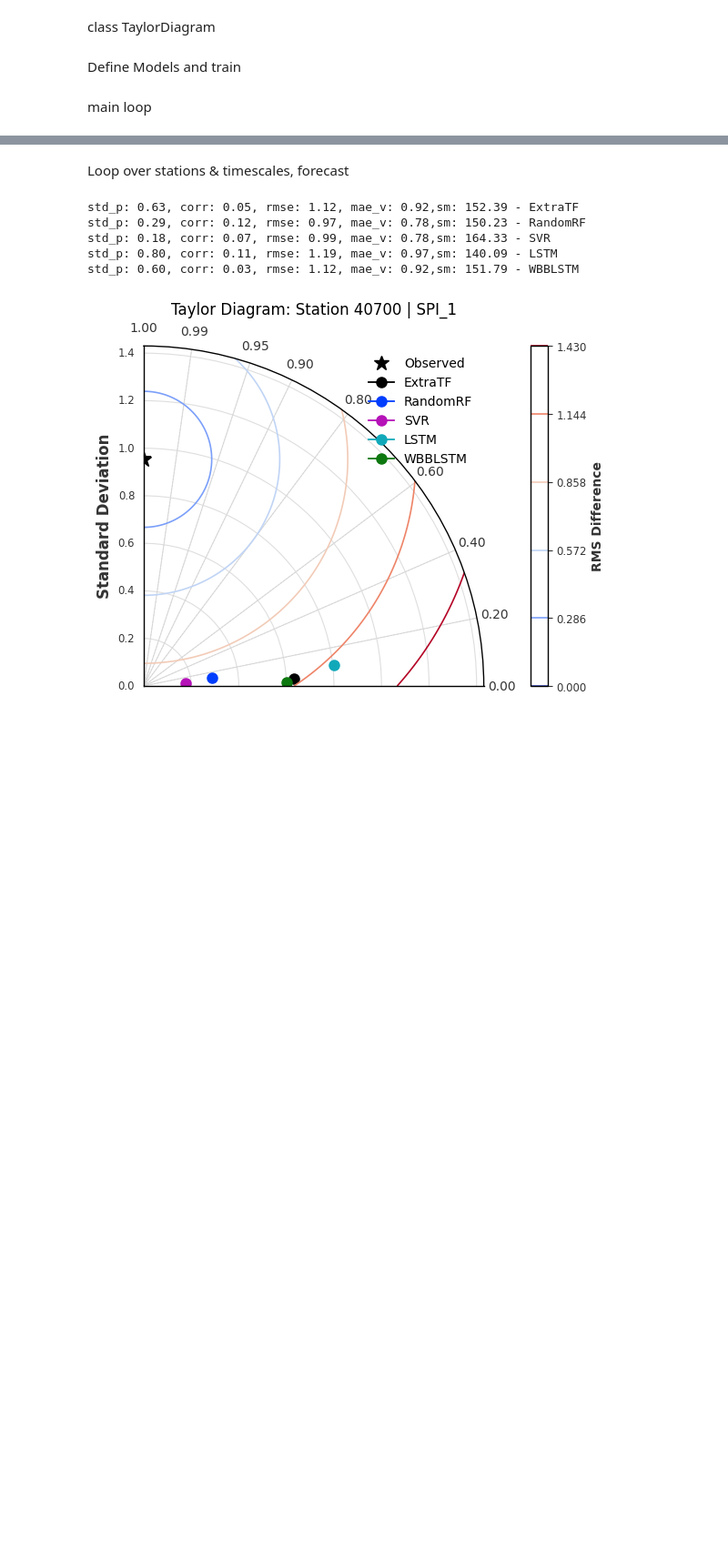
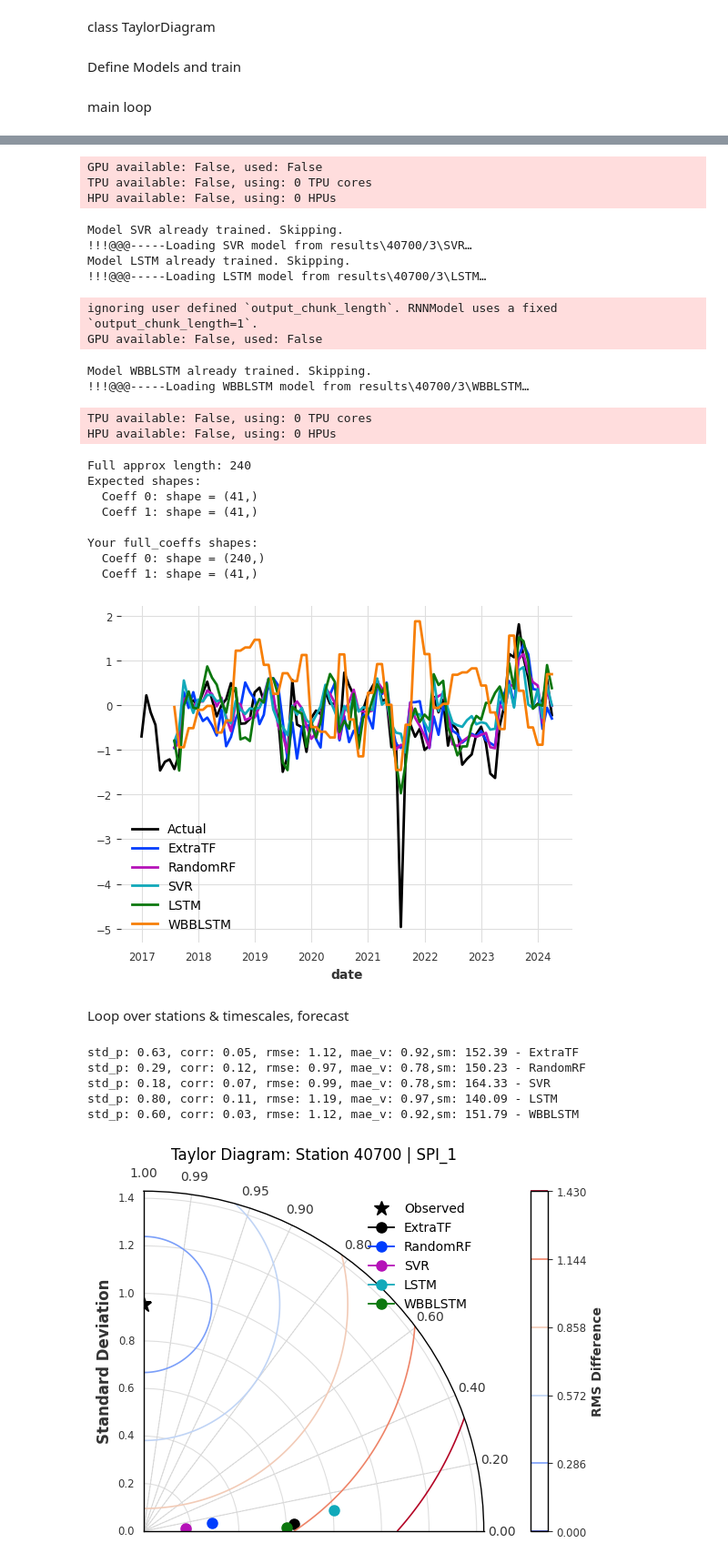
Before and after one commit to varastuian/PredictionDroughtUsingLSTM-, a Jupyter notebook: Codes/main5.ipynb, the cells around one changed output, grey strips where cells are left out. Shown at 91% size. Drawn from its saved outputs; the diff is of its cells as text; code cells hidden in the pictures; blank space fills up the shorter version.

```diff
--- a/Codes/main5.ipynb
+++ b/Codes/main5.ipynb
@@ -266,9 +264,9 @@ class WBBLSTMModel:
 
 
 
-window_size = 3
-num_epochs=300
-horizon = 12
+window_size = 12
+num_epochs=100
+horizon = 1
 
 def train_val_split_and_scale(series):
     train, val = series.split_before(0.8)
@@ -281,12 +279,14 @@ def train_val_split_and_scale(series):
 model_constructors = {
        'ExtraTF': lambda: XGBModel(
          lags=window_size,
+         lags_future_covariates=[0],
          output_chunk_length=horizon,
          random_state=SEED,
          objective='reg:squarederror'
     ),
     'RandomRF': lambda: RandomForest(
          lags=window_size,
+         lags_future_covariates=[0],
          output_chunk_length=horizon,
          n_estimators=200,
          criterion="absolute_error",
@@ -294,11 +294,13 @@ model_constructors = {
     ),
     'SVR': lambda: RegressionModel(
          model=SVR(kernel='rbf'),
+         lags_future_covariates=[0],
          lags=window_size,
          output_chunk_length=horizon
     ),
     'LSTM': lambda: RNNModel(
          model='LSTM',
+        #  lags_future_covariates=[0],
          input_chunk_length=window_size,
          output_chunk_length=horizon,
          hidden_dim=25,
@@ -331,27 +333,33 @@ results = {}
 base_dir = "results"
 os.makedirs(base_dir, exist_ok=True)
 
-df = load_data('codes/finaldata.csv')
+df = load_data('./finaldata.csv')
 stations = df['station'].unique()
 
 for st in [40700]:
 # for st in stations:
     df_st = df[df['station'] == st].copy()
     for ts in [3]:
+        results[st] = {}
     # for ts in [1,3,6,9,12,24]:
         data = make_features(df_st, ts)
         print(f"\n=== Station {st} | {ts} ===")
-        sub_df = group[['ds', col]].dropna()
+        target_series = TimeSeries.from_series(data["spi_deseason"])
+        covariates = TimeSeries.from_dataframe(
+            data[["rainfall"] + [f"spi_lag_{i}" for i in range(1, 13)]]
+        )
 
-        series = TimeSeries.from_dataframe(sub_df, time_col='ds', value_cols=col)
+        # sub_df = group[['ds', col]].dropna()
+        # series = TimeSeries.from_dataframe(sub_df, time_col='ds', value_cols=col)
 
 
         # train_s, val_s, scaler = train_val_split_and_scale(series)
-        train, val = series.split_before(0.8)
+        train, val = target_series.split_before(0.8)
+        target_series.slice(pd.Timestamp("2017-01-01"),pd.Timestamp("2024-04-01")).plot(label="Actual")
 
 
 
-        model_folder = os.path.join(base_dir, f"{station_id}/{col}")
+        model_folder = os.path.join(base_dir, f"{st}/{ts}")
         os.makedirs(model_folder, exist_ok=True)
 
 
@@ -374,29 +382,35 @@ for st in [40700]:
             else:
                 print(f"!!!@@@------Training {name}…", end='')
                 model = mk()
+                if name == 'WBBLSTM':
+                    model.fit(series=train)
+                else:
+                    model.fit(series=train, future_covariates=covariates)
 
-                model.fit(series=train_s)
                 model.save(model_path)
 
                 print(" saved.")
-            fc_scaled = model.predict(len(val_s), series=train_s)
-            # forecast  = scaler.inverse_transform(fc_scaled)
-            # o = val_s.values().flatten()
-            # val_unscaled = scaler.inverse_transform(val_s)
-            o = val_s.values().flatten()
-            p = fc_scaled.values().flatten()
+            if name == 'WBBLSTM':
+                forecast = model.predict(len(val), series=train)
+            else:
+                forecast = model.predict(len(val), series=train, future_covariates=covariates)
+            # forecast  = model.predict(len(val), series=train, future_covariates=covariates)
+            forecast.plot(label=name)
+
+            o = val.values().flatten()
+            p = forecast.values().flatten()
 
             corr = pearsonr(o, p)[0]
             if corr < 0:
                 print('negative corr')
-                p = -p
-                corr = -corr
+
 
             rm   = np.sqrt(mean_squared_error(o, p))
             mae_v= mean_absolute_error(o, p)
             sm   = np.mean(2 * np.abs(o-p) / (np.abs(o)+np.abs(p))) * 100
 
             model_stats[name] = (np.std(o), np.std(p), corr, rm, mae_v, sm)
-            forecasts[name] = fc_scaled
+            forecasts[name] = forecast
 
-        results[station_id][col] = model_stats
+        results[st][f"spi_{ts}"] = model_stats
+# %% [output]
@@ -403,3 +422,25 @@ for st in [40700]:
+GPU available: False, used: False
+TPU available: False, using: 0 TPU cores
+HPU available: False, using: 0 HPUs
+Model SVR already trained. Skipping.
+!!!@@@-----Loading SVR model from results\40700/3\SVR…
+Model LSTM already trained. Skipping.
+!!!@@@-----Loading LSTM model from results\40700/3\LSTM…
+ignoring user defined `output_chunk_length`. RNNModel uses a fixed `output_chunk_length=1`.
+GPU available: False, used: False
+Model WBBLSTM already trained. Skipping.
+!!!@@@-----Loading WBBLSTM model from results\40700/3\WBBLSTM…
+TPU available: False, using: 0 TPU cores
+HPU available: False, using: 0 HPUs
+Full approx length: 240
+Expected shapes:
+  Coeff 0: shape = (41,)
+  Coeff 1: shape = (41,)
+
+Your full_coeffs shapes:
+  Coeff 0: shape = (240,)
+  Coeff 1: shape = (41,)
+[figure, added]
 # %% [markdown]
 Loop over stations & timescales,
  forecast
```
Also changed, not shown: parts of 2 cells of this notebook, 3 other files.
